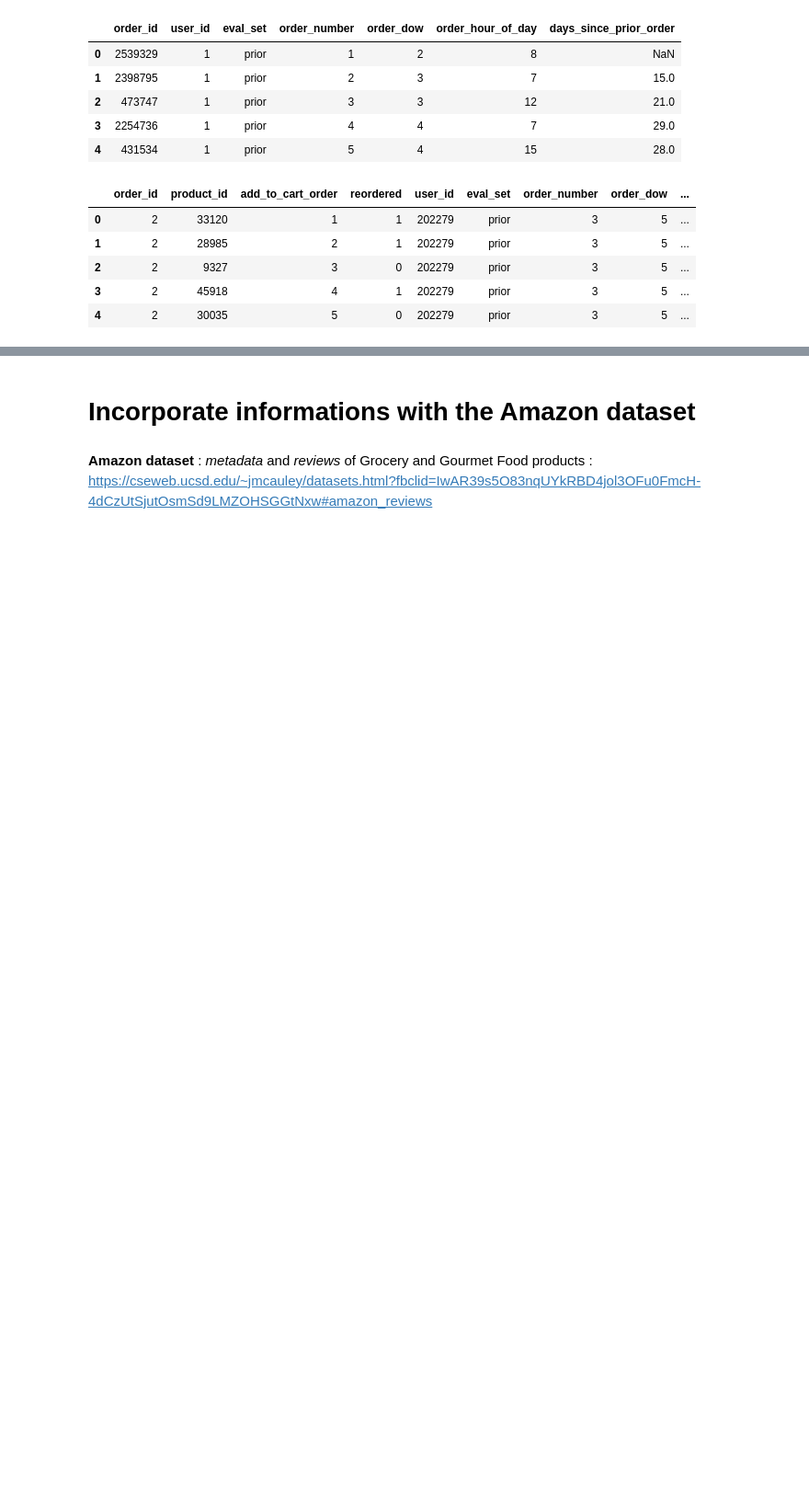
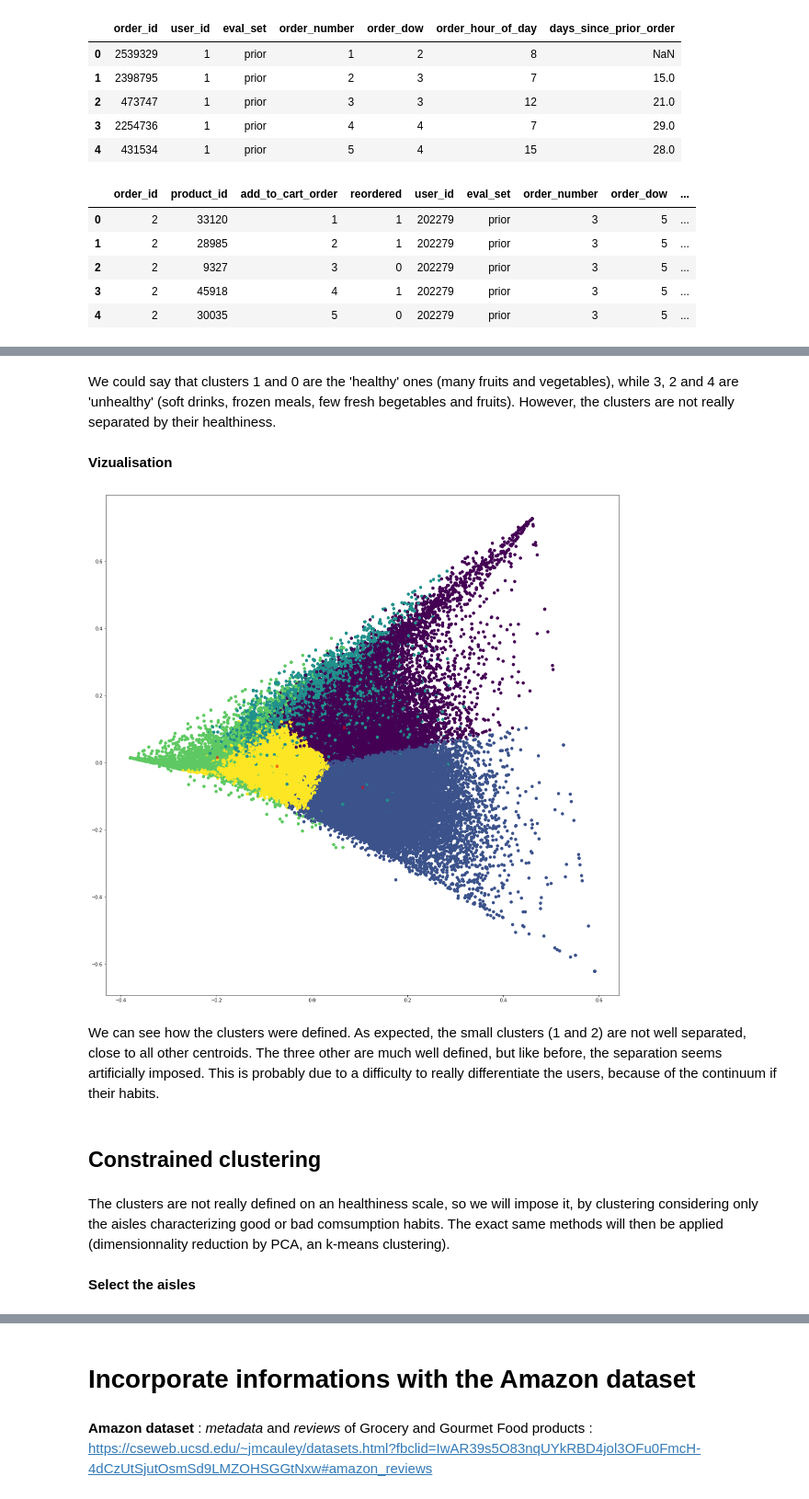
Before and after one commit to auriane81/epfl-ada-ada-2019-project-adax, a Jupyter notebook: main_project.ipynb, the cells around one changed output, grey strips where cells are left out. Shown at 92% size. Cells and saved outputs as stored; diff of their text form; code cells hidden in the pictures; blank space fills up the shorter version.

```diff
--- a/main_project.ipynb
+++ b/main_project.ipynb
@@ -407,0 +656,22 @@ history_users.to_pickle('history_users')
+# %% [markdown]
+We could say that clusters 1 and 0 are the 'healthy' ones (many fruits and vegetables), while 3, 2 and 4 are 'unhealthy' (soft drinks, frozen meals, few fresh begetables and fruits). However, the clusters are not really separated by their healthiness.
+# %% [markdown]
+**Vizualisation**
+# %%
+fig, ax = plt.subplots(figsize=(20,20))
+ax.scatter(reduc_matrix[:,0], reduc_matrix[:,1], c=kmeans.labels_, cmap='viridis')
+centers = kmeans.cluster_centers_
+ax.scatter(centers[:,0], centers[:,1], c='red', alpha=0.5)
+plt.title('Cluster vizualisation')
+plt.xlabel('first dimension')
+plt.ylabel('second dimension')
+# %% [output]
+[figure, added]
+# %% [markdown]
+We can see how the clusters were defined. As expected, the small clusters (1 and 2) are not well separated, close to all other centroids. The three other are much well defined, but like before, the separation seems artificially imposed. This is probably due to a difficulty to really differentiate the users, because of the continuum if their habits.
+# %% [markdown]
+## Constrained clustering
+# %% [markdown]
+The clusters are not really defined on an healthiness scale, so we will impose it, by clustering considering only the aisles characterizing good or bad comsumption habits. The exact same methods will then be applied (dimensionnality reduction by PCA, an k-means clustering).
+# %% [markdown]
+**Select the aisles**
```
Also changed, not shown: parts of 112 cells of this notebook.
